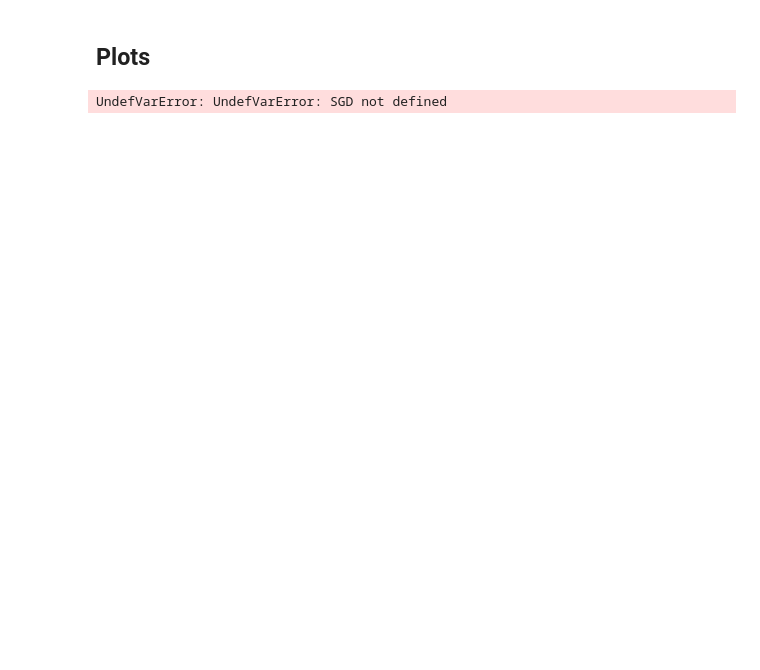
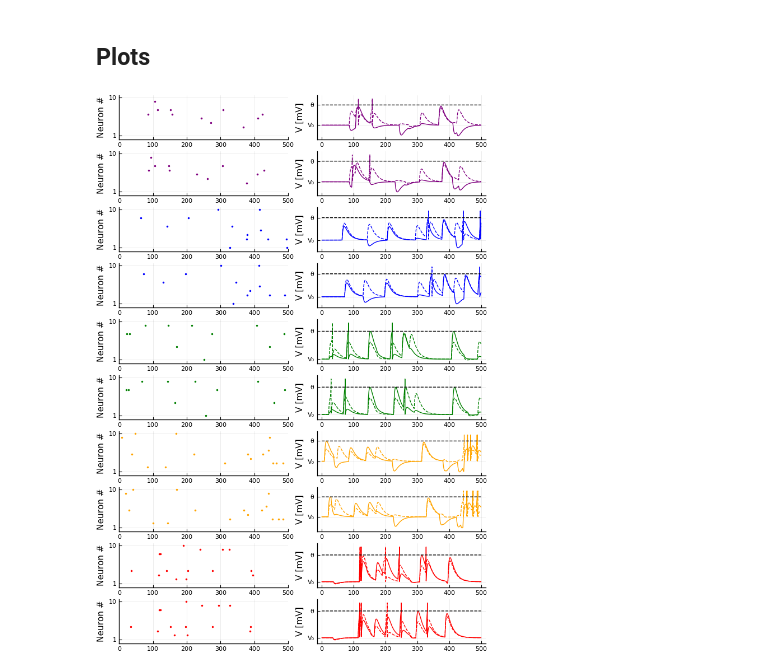
Before and after one commit to avivdotan/Tempotrons.jl, a Jupyter notebook: MultiSpikeTempotron.ipynb, the cells around one changed output. Drawn from its saved outputs; the diff is of its cells as text; code cells hidden in the pictures; blank space fills up the shorter version.

Commit message:
Debug plots * Fixed numerical errors detection * Fixed Debug plots * Reupload (previously unsaved) notebooks

```diff
--- a/MultiSpikeTempotron.ipynb
+++ b/MultiSpikeTempotron.ipynb
@@ -34,11 +31,11 @@ tmp = Tempotron(N = N);
 # %%
 base_samples = [[PoissonSpikeTrain(ν = ν, T = T)
                  for i = 1:N]
-                for j = 1:2]
+                for j = 1:n_classes]
 samples = [([SpikeJitter(s, T = T, σ = 5)
-             for s ∈ base_samples[2(j-1)÷n_samples + 1]],
-            Bool(2(j-1)÷n_samples))
-           for j = 1:n_samples]
+             for s ∈ base_samples[n_classes*(j - 1)÷n_samples + 1]],
+            n_classes*(j - 1)÷n_samples)
+           for j = 1:n_samples];
 # %% [markdown]
 ## Training
 # %%
@@ -56,14 +72,21 @@ out_a = [tmp(s[1], t = t) for s ∈ samples]
 # %% [markdown]
 ## Plots
 # %%
-pyplot(size = (500, 1000))
-inp_plots = [PlotInputs(s[1], T_max = T, color = (s[2] ? :red : :blue))
-             for s ∈ samples]
+# Prepare to plot
+pyplot(size = (700, 1000))
+C(g::ColorGradient) = RGB[g[z]
+    for z = range(0, stop = 1, length = n_classes)]
+clibrary(:misc)
+g = :rainbow
+cols = cgrad(g) |> C
+
+# Plots
+inp_plots = [PlotInputs(s[1], T_max = T, color = cols[s[2] + 1])
+  for s ∈ samples]
 train_plots = [PlotPotential(tmp, out_b = out_b[i], out_a = out_a[i],
-                             t = t, color = (samples[i][2] ? :red : :blue))
-               for i = 1:length(samples)]
+                             t = t, color = cols[samples[i][2] + 1])
+                for i = 1:length(samples)]
 ps = vcat(reshape(inp_plots, 1, :), reshape(train_plots, 1, :))
-p = plot(ps[:]..., layout = (length(inp_plots), 2))
-display(p)
+plot(ps[:]..., layout = (length(inp_plots), 2))
 # %% [output]
-UndefVarError: UndefVarError: SGD not defined
+[figure, added]
```
Also changed, not shown: parts of 3 cells of this notebook, 3 other files.
